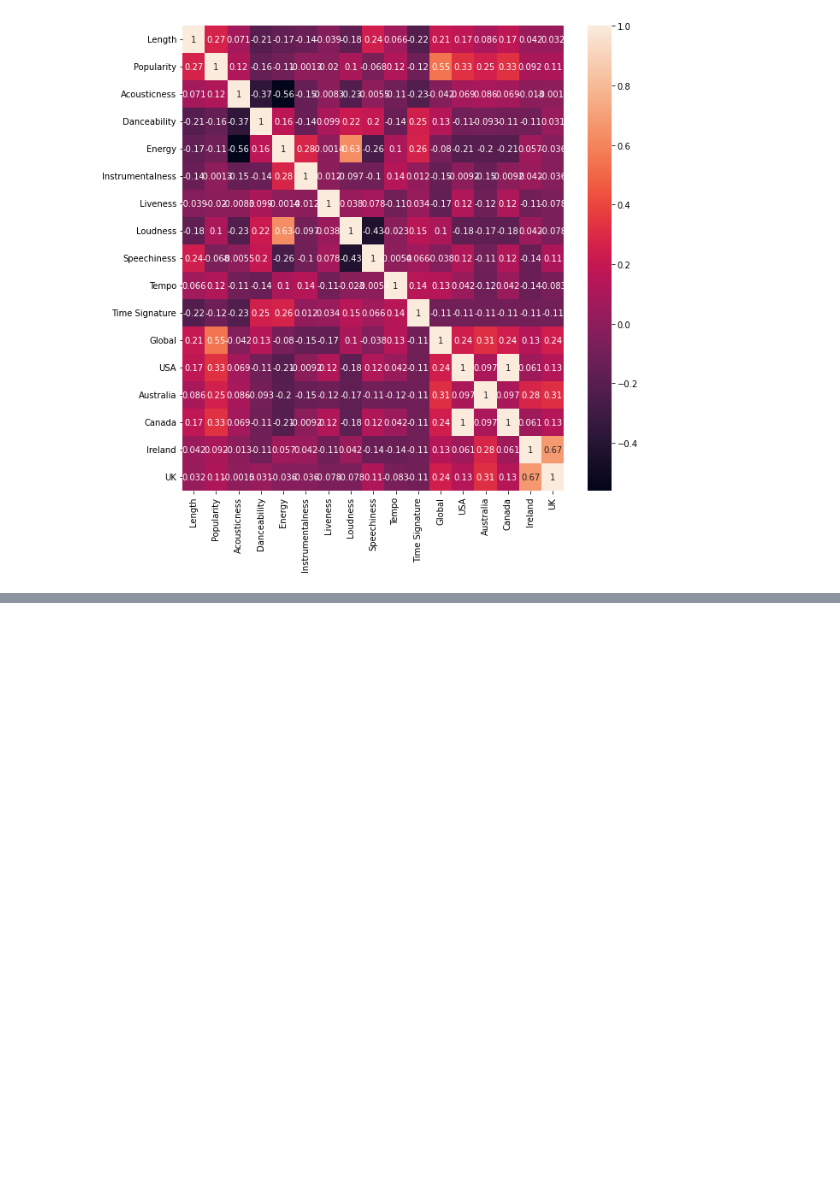
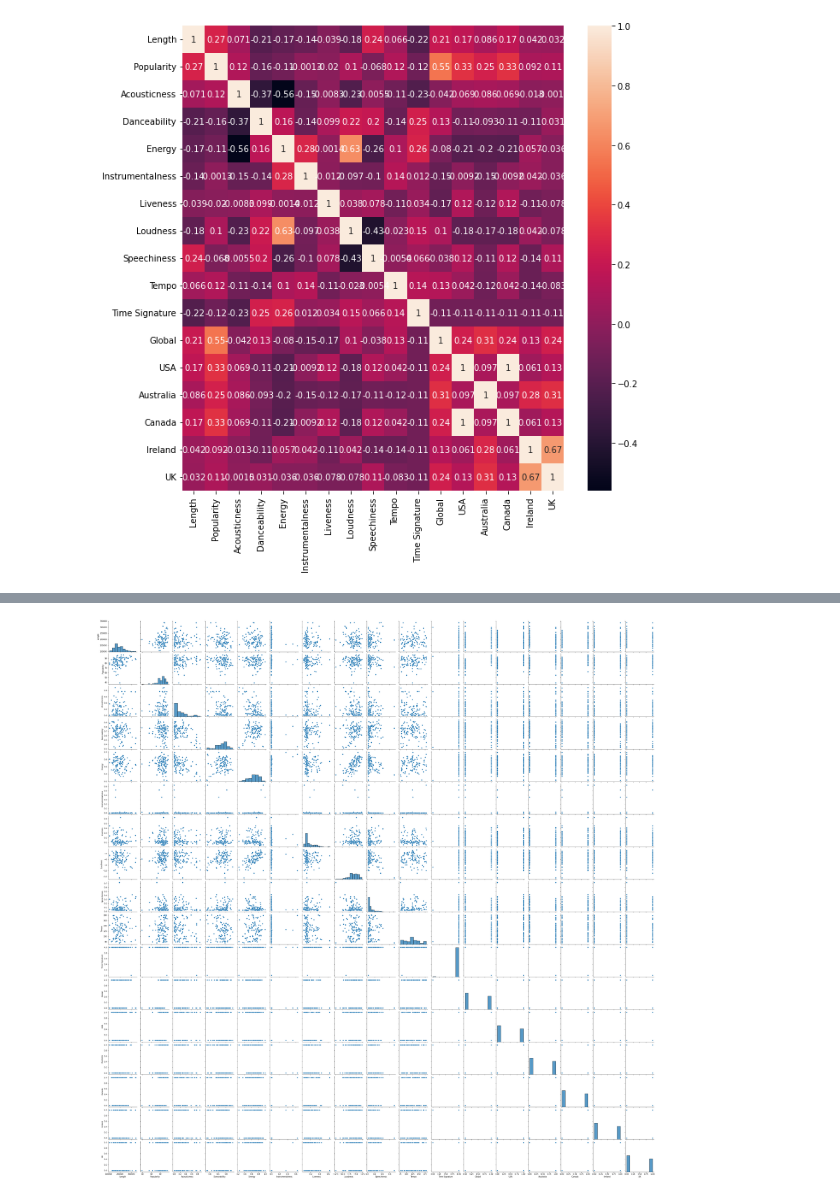
Before and after one commit to jadefreese/SpotifyTop50-Data-Analysis, a Jupyter notebook: Data/Understanding the Data.ipynb, the cells around one changed output, grey strips where cells are left out. Saved outputs shown, nothing was run; the diff lists cells and outputs as text; code cells hidden in the pictures; blank space fills up the shorter version.

```diff
--- a/Data/Understanding the Data.ipynb
+++ b/Data/Understanding the Data.ipynb
@@ -100,0 +258,5 @@ globalTop.describe()
+# %%
+sns.pairplot(allTracks_df)
+plt.show()
+# %% [output]
+[figure, added]
```
Also changed, not shown: parts of 14 cells of this notebook, 2 other files.
